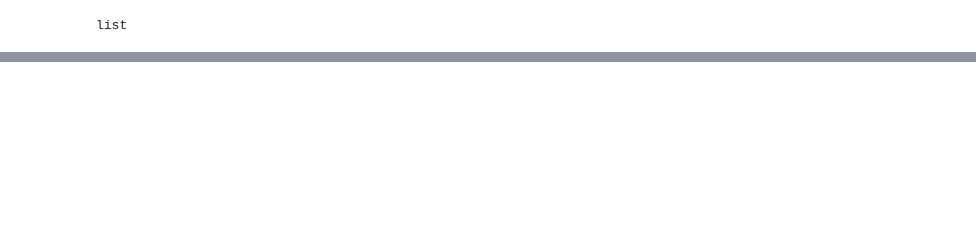
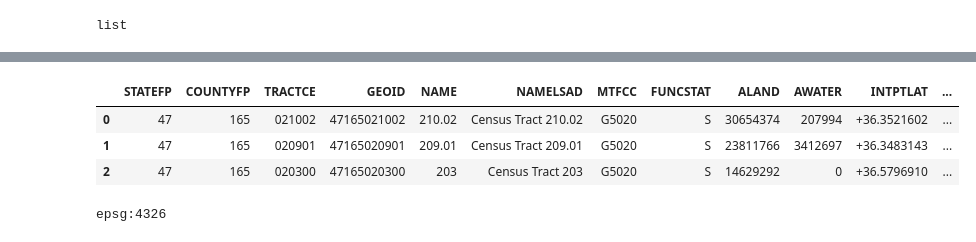
Before and after one commit to nss-data-science-cohort-5/geospatial_api-orange-oscelots, a Jupyter notebook: notebooks/Burglaries in Davidson County.ipynb, the cells around one changed output, grey strips where cells are left out. Cells and saved outputs as stored; diff of their text form; code cells hidden in the pictures; blank space fills up the shorter version.

```diff
--- a/notebooks/Burglaries in Davidson County.ipynb
+++ b/notebooks/Burglaries in Davidson County.ipynb
@@ -48,0 +130,13 @@ plt.ylabel('miss distance (miles)');
+# %%
+census_tract= gpd.read_file('../data/tl_2019_47_tract/tl_2019_47_tract.shp')
+census_tract.head(3)
+# %% [output]
+|  | STATEFP | COUNTYFP | TRACTCE | GEOID | NAME | NAMELSAD | MTFCC | FUNCSTAT | ALAND | AWATER | INTPTLAT | ... |
+| 0 | 47 | 165 | 021002 | 47165021002 | 210.02 | Census Tract 210.02 | G5020 | S | 30654374 | 207994 | +36.3521602 | ... |
+| 1 | 47 | 165 | 020901 | 47165020901 | 209.01 | Census Tract 209.01 | G5020 | S | 23811766 | 3412697 | +36.3483143 | ... |
+| 2 | 47 | 165 | 020300 | 47165020300 | 203 | Census Tract 203 | G5020 | S | 14629292 | 0 | +36.5796910 | ... |
+# %%
+census_tract = census_tract.set_crs(4326, allow_override=True)
+print(census_tract.crs)
+# %% [output]
+epsg:4326
```
Also changed, not shown: parts of 35 cells of this notebook.
